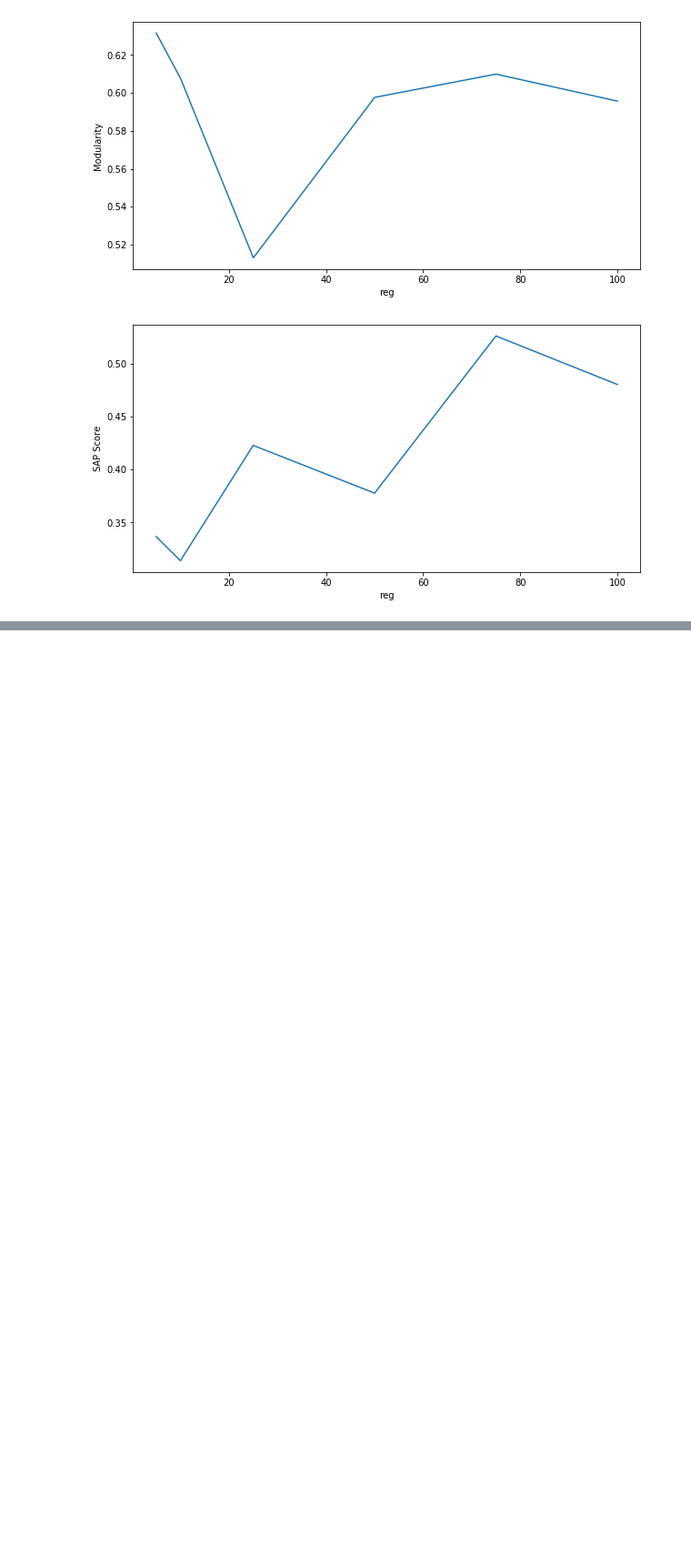
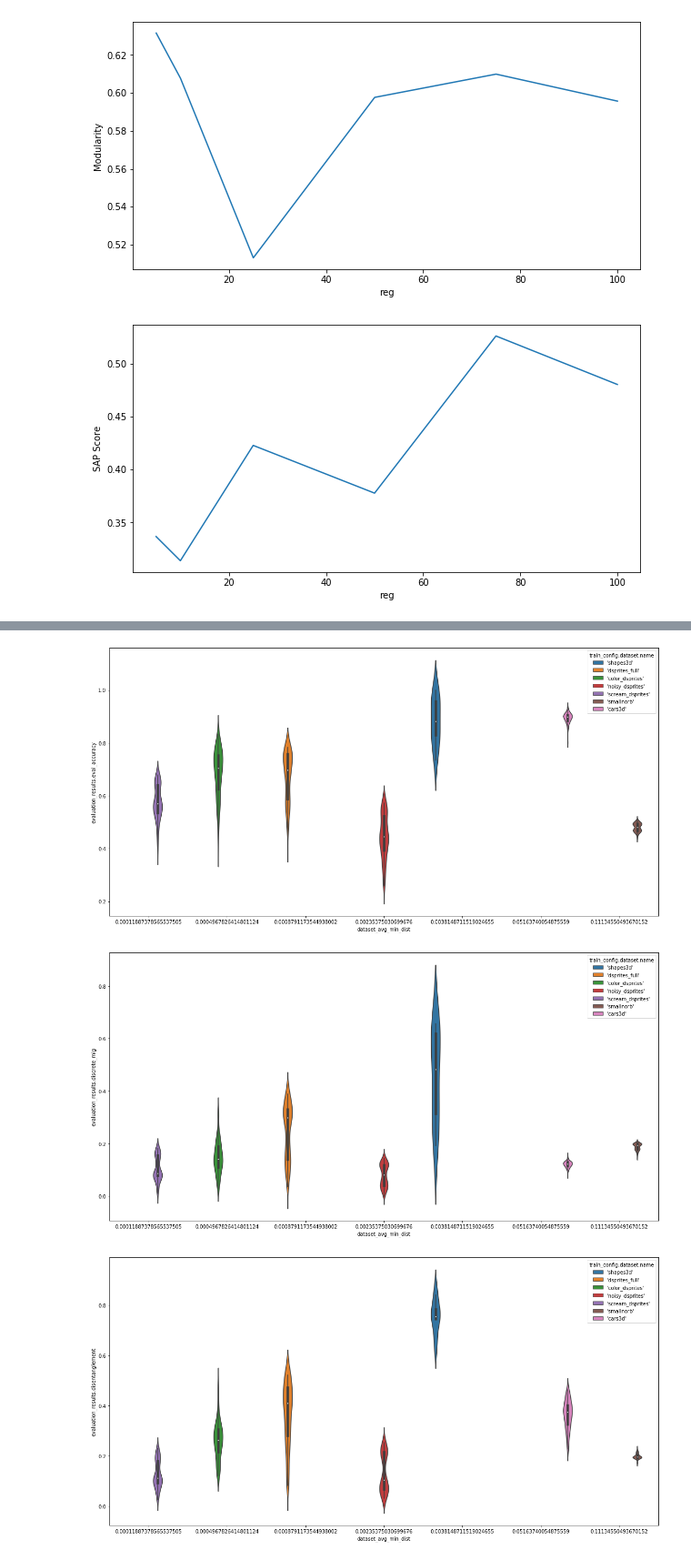
Before and after one commit to homaralex/disentanglement_lib, a Jupyter notebook: plots/notebooks/analyze_hnlpca.ipynb, the cells around one changed output, grey strips where cells are left out. Shown at 91% size. Cells and saved outputs as stored; diff of their text form; code cells hidden in the pictures; blank space fills up the shorter version.

```diff
--- a/plots/notebooks/analyze_hnlpca.ipynb
+++ b/plots/notebooks/analyze_hnlpca.ipynb
@@ -343,0 +383,8 @@ plot_violin('beta_vae_1.0')
+# %%
+matplotlib.rcParams['figure.figsize'] = (20, 10)
+
+plot_violin('beta_vae_16.0', 'dataset_avg_min_dist')
+# %% [output]
+[figure, added]
+[figure, added]
+[figure, added]
```
Also changed, not shown: parts of 3 cells of this notebook.
